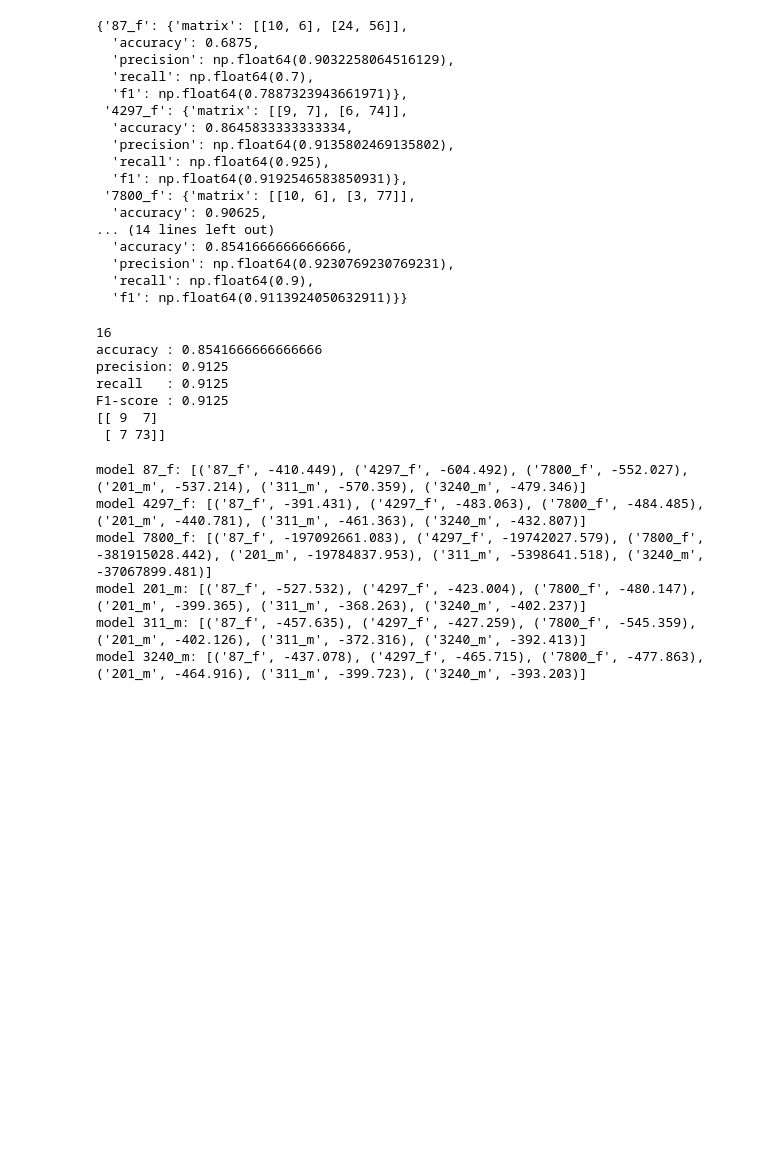
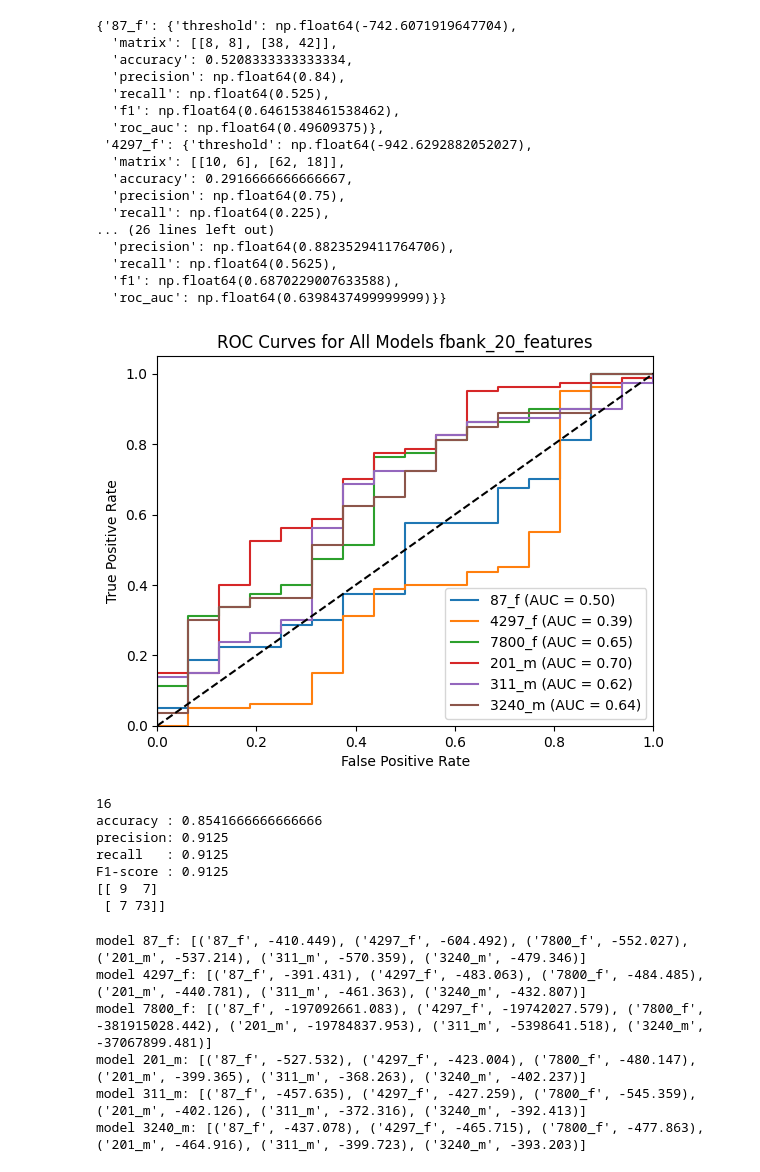
Before and after one commit to 0dink/BioMed_project, a Jupyter notebook: code/final_v2/evaluate_HMM.ipynb, the cells around one changed output. Saved outputs shown, nothing was run; the diff lists cells and outputs as text; code cells hidden in the pictures; blank space fills up the shorter version.

```diff
--- a/code/final_v2/evaluate_HMM.ipynb
+++ b/code/final_v2/evaluate_HMM.ipynb
@@ -12,6 +11,9 @@ from sklearn.metrics import confusion_matrix, f1_score, accuracy_score, precisio
 # %%
-with open("../../data/extracted_features/mfcc_stats_that_v2/mfcc_40_features.pickle", "rb") as file:
-    mfcc_stats_dict = pickle.load(file)
+features = "fbank_20_features"
+
+with open(f"../../data/extracted_features/mfcc_stats_that_v2/{features}.pickle", "rb") as file:
+   mfcc_stats_dict = pickle.load(file)
+
 
 for reader in mfcc_stats_dict.keys():
     print(f"reader: {reader} | # samples {len(mfcc_stats_dict[reader])}")
@@ -186,44 +187,53 @@ def generate_metrics(model_dict, data_dict, key):
     data, segments_length = concatenate_with_key_first(data_dict, key)
 
     ground_truth = [0] * segments_length + [1] * (len(data)-segments_length)
+
+    scores = []
     predicted_labels = []
     for data_point in data:
         score = model.score(data_point.reshape(1,-1))
         predicted_label = 0 if score >= threshold else 1
         predicted_labels.append(predicted_label)
+        scores.append(-score)
 
     matrix = confusion_matrix(ground_truth, predicted_labels)
     accuracy = accuracy_score(ground_truth, predicted_labels)
     precision = precision_score(ground_truth, predicted_labels)
     recall = recall_score(ground_truth, predicted_labels)
     f1 = f1_score(ground_truth, predicted_labels)
+    roc_auc = roc_auc_score(ground_truth, scores)
+    fpr, tpr, _ = roc_curve(ground_truth, scores)
 
-    return matrix, accuracy, precision, recall, f1
+    return threshold, matrix, accuracy, precision, recall, f1, roc_auc, fpr, tpr
 
 def save_metrics(model_dict, data_dict, output_file="./metrics.txt"):
     metric_dict = {}
 
     for key in model_dict.keys():
-        matrix, accuracy, precision, recall, f1 = generate_metrics(model_dict, data_dict, key)
+        threshold, matrix, accuracy, precision, recall, f1, roc_auc, _, _ = generate_metrics(model_dict, data_dict, key)
 
         if isinstance(matrix, np.ndarray):
             matrix = matrix.tolist()
 
         metric_dict[key] = {
+            'threshold' : threshold,
             'matrix': matrix,
             'accuracy': accuracy,
             'precision': precision,
             'recall': recall,
-            'f1': f1
+            'f1': f1,
+            'roc_auc': roc_auc
         }
 
     with open(output_file, 'w') as f:
         for key, metrics in metric_dict.items():
             f.write(f"{key}:\n")
+            f.write(f"    threshold: {round(metrics['threshold'], 4)}\n")
             f.write(f"    accuracy: {round(metrics['accuracy'], 4)}\n")
             f.write(f"    precision: {round(metrics['precision'], 4)}\n")
             f.write(f"    recall: {round(metrics['recall'], 4)}\n")
             f.write(f"    F1-score: {round(metrics['f1'], 4)}\n")
+            f.write(f"    ROC AUC: {round(metrics['roc_auc'], 4)}\n")
 
             # Formatting the matrix
             f.write(f"    matrix:\n")
@@ -232,6 +242,24 @@ def save_metrics(model_dict, data_dict, output_file="./metrics.txt"):
             f.write("\n")
 
     return metric_dict
+
+def plot_roc_all(model_dict, data_dict, features_used="", save_dir=None):
+    for key in model_dict.keys():
+        _, _, _, _, _, _, roc_auc, fpr, tpr, = generate_metrics(model_dict, data_dict, key)
+        plt.plot(fpr, tpr, label=f'{key} (AUC = {roc_auc:.2f})')
+
+    plt.plot([0, 1], [0, 1], 'k--')  # Diagonal line for random chance
+    plt.xlim([0.0, 1.0])
+    plt.ylim([0.0, 1.05])
+    plt.xlabel('False Positive Rate')
+    plt.ylabel('True Positive Rate')
+    plt.title(f'ROC Curves for All Models {features_used}')
+    plt.legend(loc="lower right")
+
+    if save_dir:
+        plt.savefig(os.path.join(save_dir, f"{features_used}.png"))
+    plt.show()
+    plt.close()  # Close plot to prevent overlap in successive calls
 # %%
 def train_hmm(features):
     model = hmm.GaussianHMM(n_components=5, covariance_type="diag", n_iter=1000,random_state=55)
@@ -285,23 +315,27 @@ max number of samples 87 & 201: 79
 # %%
-save_metrics(speaker_models, test_data, output_file="./metrics/mfcc_40.txt")
+save_metrics(speaker_models, test_data, output_file=f"./metrics/hmm/{features}.txt")
 # %% [output]
-{'87_f': {'matrix': [[10, 6], [24, 56]],
-  'accuracy': 0.6875,
-  'precision': np.float64(0.9032258064516129),
-  'recall': np.float64(0.7),
-  'f1': np.float64(0.7887323943661971)},
- '4297_f': {'matrix': [[9, 7], [6, 74]],
-  'accuracy': 0.8645833333333334,
-  'precision': np.float64(0.9135802469135802),
-  'recall': np.float64(0.925),
-  'f1': np.float64(0.9192546583850931)},
- '7800_f': {'matrix': [[10, 6], [3, 77]],
-  'accuracy': 0.90625,
-... (14 lines left out)
-  'accuracy': 0.8541666666666666,
-  'precision': np.float64(0.9230769230769231),
-  'recall': np.float64(0.9),
-  'f1': np.float64(0.9113924050632911)}}
+{'87_f': {'threshold': np.float64(-742.6071919647704),
+  'matrix': [[8, 8], [38, 42]],
+  'accuracy': 0.5208333333333334,
+  'precision': np.float64(0.84),
+  'recall': np.float64(0.525),
+  'f1': np.float64(0.6461538461538462),
+  'roc_auc': np.float64(0.49609375)},
+ '4297_f': {'threshold': np.float64(-942.6292882052027),
+  'matrix': [[10, 6], [62, 18]],
+  'accuracy': 0.2916666666666667,
+  'precision': np.float64(0.75),
+  'recall': np.float64(0.225),
+... (26 lines left out)
+  'precision': np.float64(0.8823529411764706),
+  'recall': np.float64(0.5625),
+  'f1': np.float64(0.6870229007633588),
+  'roc_auc': np.float64(0.6398437499999999)}}
+# %%
+plot_roc_all(speaker_models, test_data, features_used=features, save_dir="./metrics/hmm/plots/")
+# %% [output]
+[figure, added]
 # %%
 # matrix, accuracy, precision, recall, f1 = generate_metrics(speaker_models, test_data, "87_f")
 # print(f"accuracy : {accuracy}")
```
Also changed, not shown: parts of 4 cells of this notebook, 24 other files.
